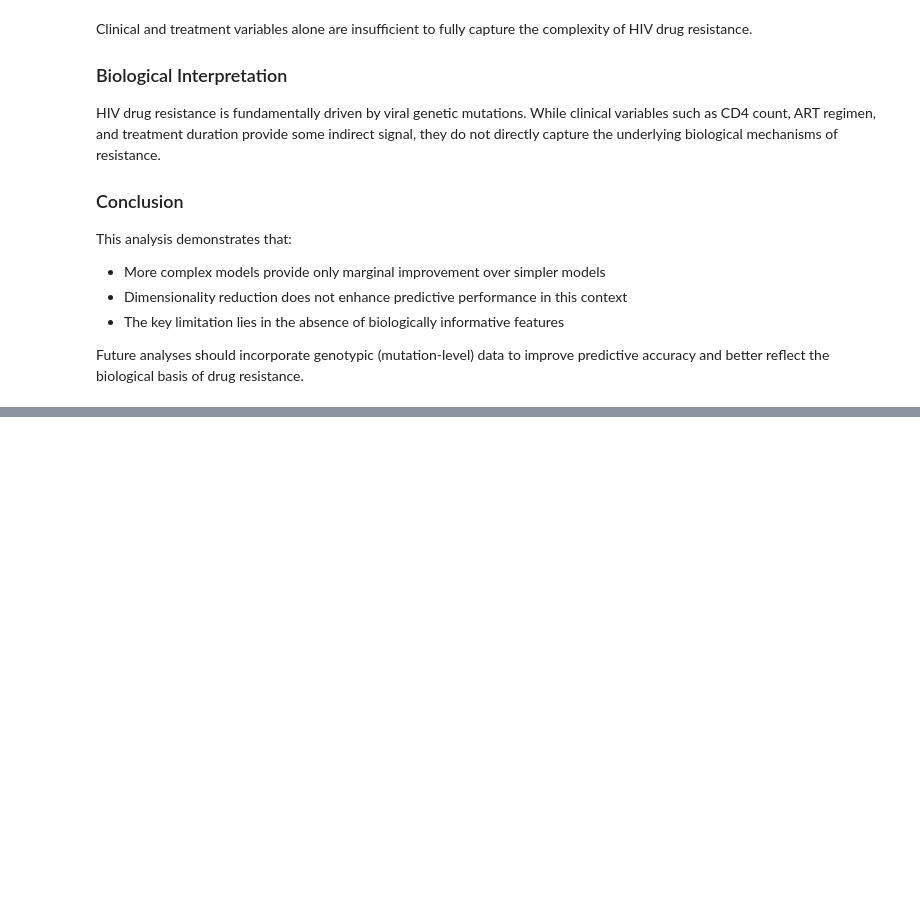
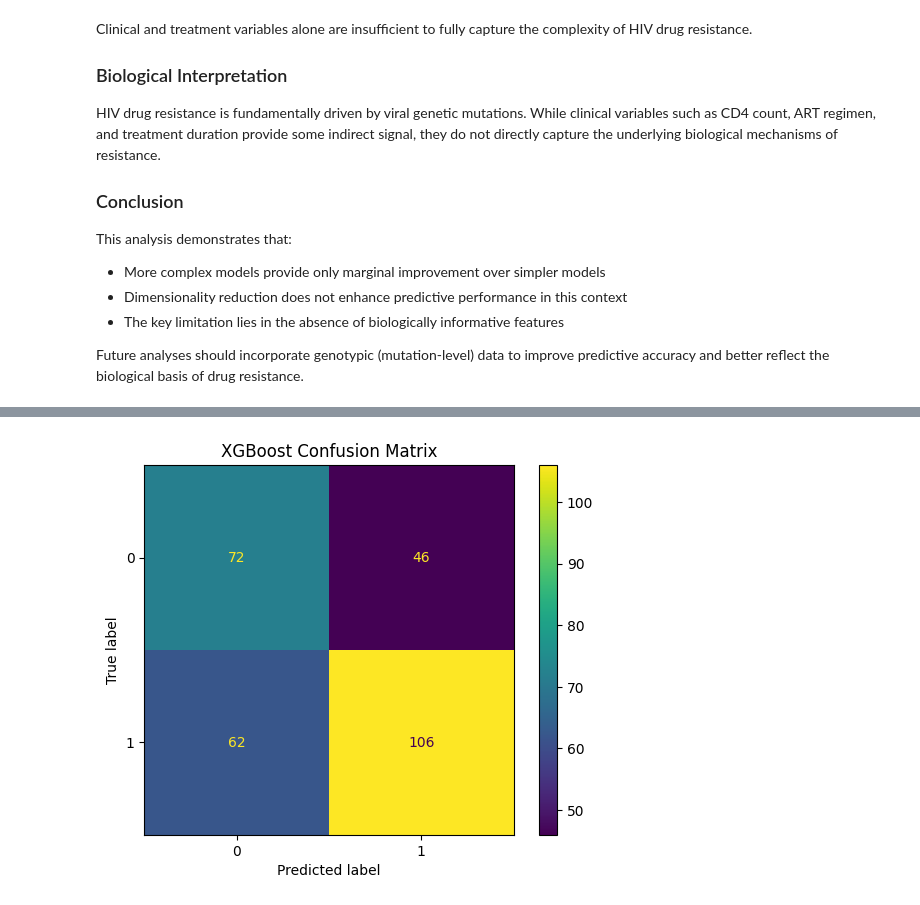
Before and after one commit to BakkaWilber/HIV_Drug_Resistance_ML, a Jupyter notebook: notebooks/hiv_drug_resistance_analysis.ipynb.ipynb, the cells around one changed output, grey strips where cells are left out. Saved outputs shown, nothing was run; the diff lists cells and outputs as text; code cells hidden in the pictures; blank space fills up the shorter version.

```diff
--- a/notebooks/hiv_drug_resistance_analysis.ipynb.ipynb
+++ b/notebooks/hiv_drug_resistance_analysis.ipynb.ipynb
@@ -784,0 +1012,28 @@ Future analyses should incorporate genotypic (mutation-level) data to improve pr
+# %%
+X_train.columns = (
+    X_train.columns
+    .str.replace('[', '', regex=False)
+    .str.replace(']', '', regex=False)
+    .str.replace('<', '', regex=False)
+    .str.replace('>', '', regex=False)
+)
+
+X_test.columns = (
+    X_test.columns
+    .str.replace('[', '', regex=False)
+    .str.replace(']', '', regex=False)
+    .str.replace('<', '', regex=False)
+    .str.replace('>', '', regex=False)
+)
+# %%
+xgb = XGBClassifier(
+    n_estimators=100,
+    max_depth=3,
+    learning_rate=0.1,
+    random_state=42,
+    scale_pos_weight=(
+        y.value_counts()[0] / y.value_counts()[1]
+    )
+)
+
+xgb.fit(X_train, y_train)
@@ -784,0 +1056,4 @@ Future analyses should incorporate genotypic (mutation-level) data to improve pr
+# %%
+y_pred_xgb = xgb.predict(X_test)
+
+y_prob_xgb = xgb.predict_proba(X_test)[:,1]
@@ -784,0 +1080,12 @@ Future analyses should incorporate genotypic (mutation-level) data to improve pr
+# %%
+cm_xgb = confusion_matrix(y_test, y_pred_xgb)
+
+disp = ConfusionMatrixDisplay(confusion_matrix=cm_xgb)
+
+disp.plot()
+
+plt.title("XGBoost Confusion Matrix")
+
+plt.show()
+# %% [output]
+[figure, added]
```
Also changed, not shown: parts of 30 cells of this notebook.
